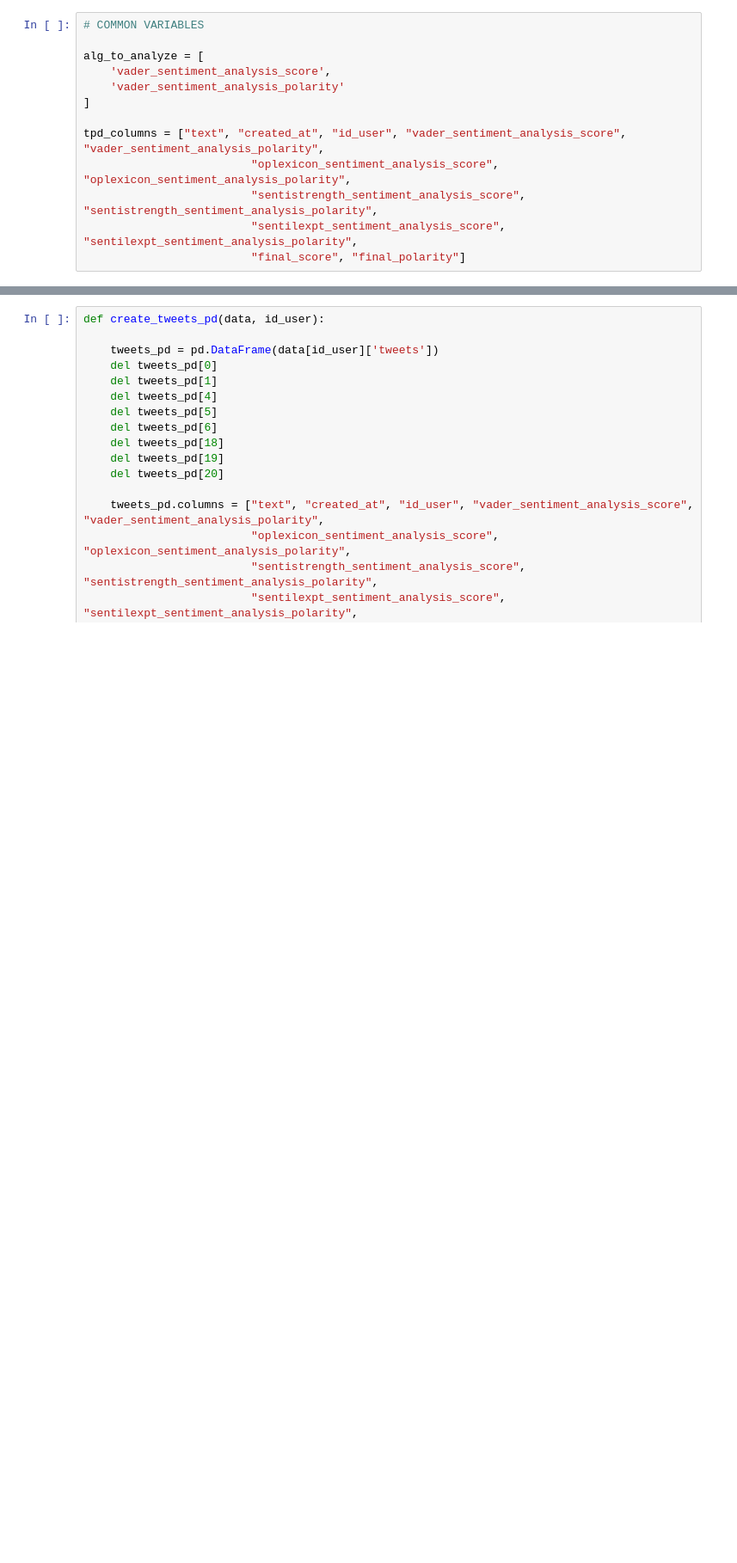
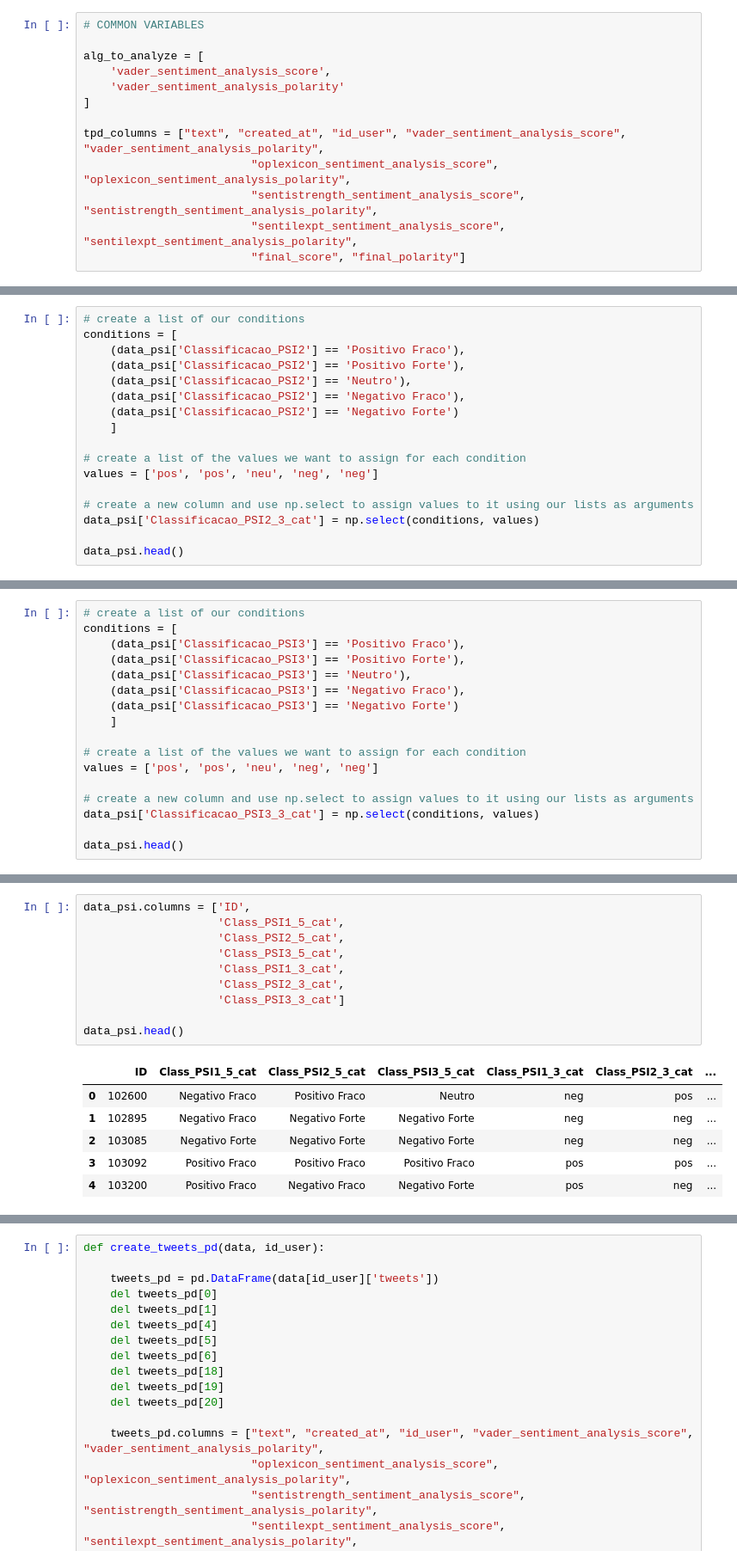
Before and after one commit to leosilva/peerj_computer_science_2022, a Jupyter notebook: Notebooks/Algorithms Statistics.ipynb, the cells around one changed output, grey strips where cells are left out. Shown at 86% size. Drawn from its saved outputs; the diff is of its cells as text; blank space fills up the shorter version.

```diff
--- a/Notebooks/Algorithms Statistics.ipynb
+++ b/Notebooks/Algorithms Statistics.ipynb
@@ -54,0 +89,17 @@ data.head()
+# %%
+# create a list of our conditions
+conditions = [
+    (data_psi['Classificacao_PSI2'] == 'Positivo Fraco'),
+    (data_psi['Classificacao_PSI2'] == 'Positivo Forte'),
+    (data_psi['Classificacao_PSI2'] == 'Neutro'),
+    (data_psi['Classificacao_PSI2'] == 'Negativo Fraco'),
+    (data_psi['Classificacao_PSI2'] == 'Negativo Forte')
+    ]
+
+# create a list of the values we want to assign for each condition
+values = ['pos', 'pos', 'neu', 'neg', 'neg']
+
+# create a new column and use np.select to assign values to it using our lists as arguments
+data_psi['Classificacao_PSI2_3_cat'] = np.select(conditions, values)
+
+data_psi.head()
@@ -54,0 +113,17 @@ data.head()
+# %%
+# create a list of our conditions
+conditions = [
+    (data_psi['Classificacao_PSI3'] == 'Positivo Fraco'),
+    (data_psi['Classificacao_PSI3'] == 'Positivo Forte'),
+    (data_psi['Classificacao_PSI3'] == 'Neutro'),
+    (data_psi['Classificacao_PSI3'] == 'Negativo Fraco'),
+    (data_psi['Classificacao_PSI3'] == 'Negativo Forte')
+    ]
+
+# create a list of the values we want to assign for each condition
+values = ['pos', 'pos', 'neu', 'neg', 'neg']
+
+# create a new column and use np.select to assign values to it using our lists as arguments
+data_psi['Classificacao_PSI3_3_cat'] = np.select(conditions, values)
+
+data_psi.head()
@@ -54,0 +137,17 @@ data.head()
+# %%
+data_psi.columns = ['ID',
+                    'Class_PSI1_5_cat',
+                    'Class_PSI2_5_cat',
+                    'Class_PSI3_5_cat',
+                    'Class_PSI1_3_cat',
+                    'Class_PSI2_3_cat',
+                    'Class_PSI3_3_cat']
+
+data_psi.head()
+# %% [output]
+|  | ID | Class_PSI1_5_cat | Class_PSI2_5_cat | Class_PSI3_5_cat | Class_PSI1_3_cat | Class_PSI2_3_cat | ... |
+| 0 | 102600 | Negativo Fraco | Positivo Fraco | Neutro | neg | pos | ... |
+| 1 | 102895 | Negativo Fraco | Negativo Forte | Negativo Forte | neg | neg | ... |
+| 2 | 103085 | Negativo Forte | Negativo Forte | Negativo Forte | neg | neg | ... |
+| 3 | 103092 | Positivo Fraco | Positivo Fraco | Positivo Fraco | pos | pos | ... |
+| 4 | 103200 | Positivo Fraco | Negativo Fraco | Negativo Forte | pos | neg | ... |
```
Also changed, not shown: parts of 14 cells of this notebook, 2 other files.
